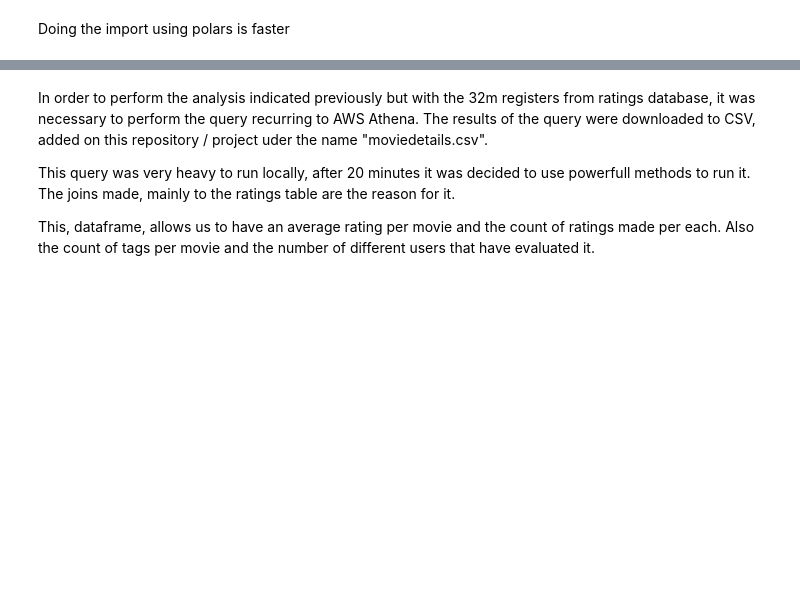
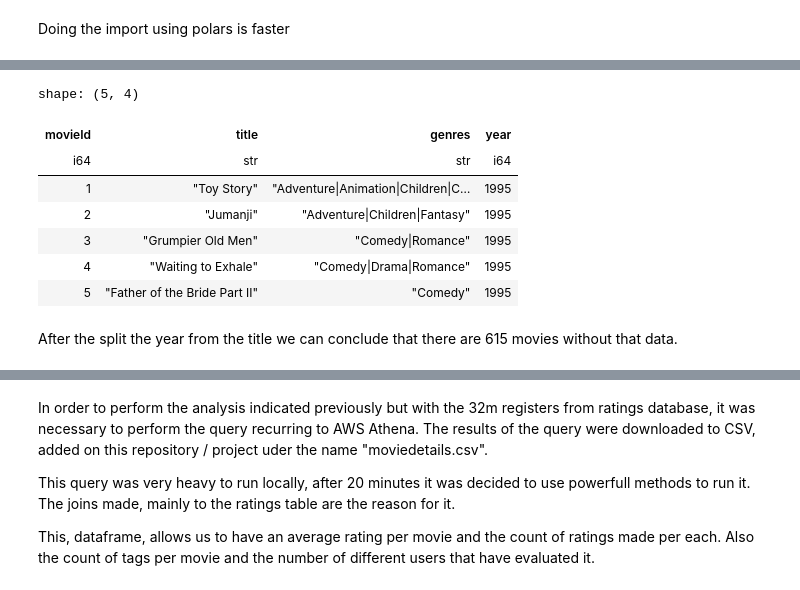
Before and after one commit to ritamaravilhamarques/BDF25_7, a Jupyter notebook: BDF25_7_data/big_data/ml-32m/Notebook.ipynb, the cells around one changed output, grey strips where cells are left out. Drawn from its saved outputs; the diff is of its cells as text; code cells hidden in the pictures; blank space fills up the shorter version.

```diff
--- a/BDF25_7_data/big_data/ml-32m/Notebook.ipynb
+++ b/BDF25_7_data/big_data/ml-32m/Notebook.ipynb
@@ -237,0 +279,20 @@ shape: (5, 9)
+# %%
+df_movies_1 = df_movies.with_columns([
+    # Extract year, the 4 numbers inside the "". If no year is found it will be null
+    pl.col("title").str.extract(r'\((\d{4})\)', 1).cast(pl.Int64).alias("year"),
+    # Remove year from title (removes the pattern " (YYYY)" or "(YYYY)")
+    pl.col("title").str.replace(r'\s*\(\d{4}\)', '').str.strip_chars('"').alias("title")
+])
+# %%
+df_movies_1.head()
+# %% [output]
+shape: (5, 4)
+| movieId | title | genres | year |
+| i64 | str | str | i64 |
+| 1 | "Toy Story" | "Adventure|Animation|Children|C… | 1995 |
+| 2 | "Jumanji" | "Adventure|Children|Fantasy" | 1995 |
+| 3 | "Grumpier Old Men" | "Comedy|Romance" | 1995 |
+| 4 | "Waiting to Exhale" | "Comedy|Drama|Romance" | 1995 |
+| 5 | "Father of the Bride Part II" | "Comedy" | 1995 |
+# %% [markdown]
+After the split the year from the title we can conclude that there are 615 movies without that data.
```
Also changed, not shown: parts of 56 cells of this notebook, 2 other files.
